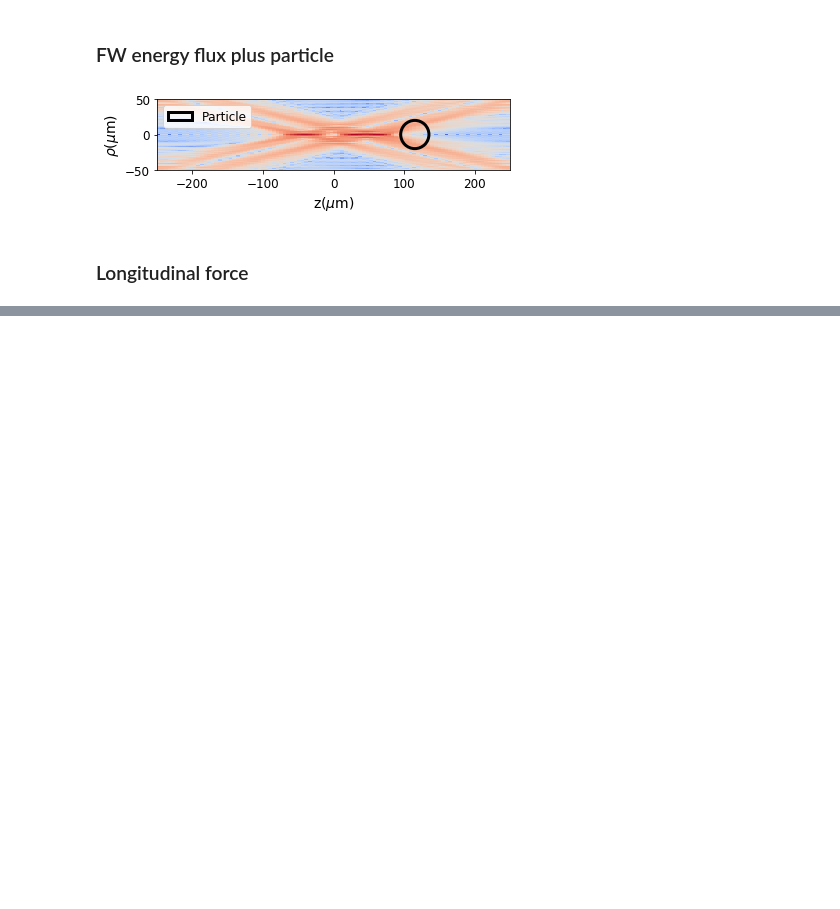
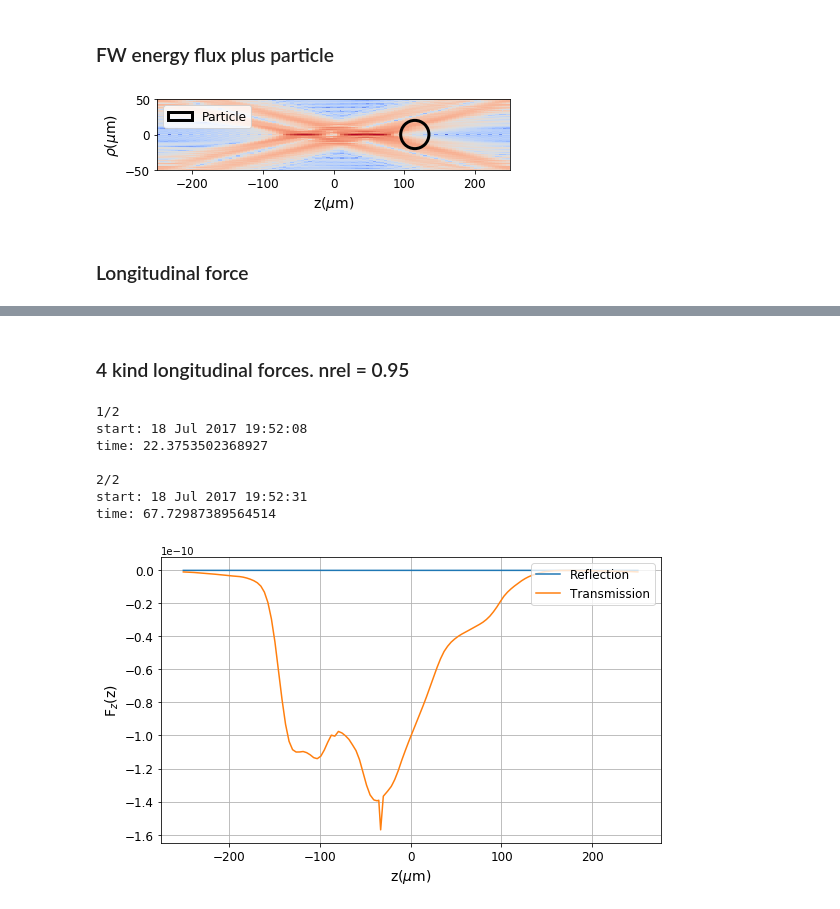
Before and after one commit to arantespp/opticalforces, a Jupyter notebook: examples/imoc2017-vec-frozen-wave/lip-sin-const-fw.ipynb, the cells around one changed output, grey strips where cells are left out. Saved outputs shown, nothing was run; the diff lists cells and outputs as text; code cells hidden in the pictures; blank space fills up the shorter version.

```diff
--- a/examples/imoc2017-vec-frozen-wave/lip-sin-const-fw.ipynb
+++ b/examples/imoc2017-vec-frozen-wave/lip-sin-const-fw.ipynb
@@ -196,0 +245,52 @@ plt.show()
+# %% [markdown]
+### 4 kind longitudinal forces. nrel = 0.95
+# %%
+ptc = SphericalParticle()
+ptc.radius = 20e-6
+ptc.medium_refractive_index = 1.33
+
+beam_pos = (0, 0, 0)
+
+paramx = {'param': 'beam_pos_z',
+          'start': -250e-6,
+          'stop': 250e-6,
+          'num': 2,}
+
+fig_num += 1
+plt.figure(fig_num, figsize=(5*1.618, 5))
+
+ptc.refractive_index = 0.95*1.33
+
+#X3, F3 = ptc.geo_opt_force(vfw2, beam_pos, force_dir='fz', paramx=paramx)
+#plt.plot([x*1e6 for x in X3], [10*f for f in F3], label='Total')
+
+#X3I, F3I = ptc.geo_opt_force(vfw2, beam_pos, force_dir='fz', force_type='incident', paramx=paramx)
+#plt.plot([x*1e6 for x in X3I], [1*f for f in F3I], label='Incident')
+
+X3R, F3R = ptc.geo_opt_force(vfw2, beam_pos, force_dir='fz', force_type='reflection', paramx=paramx)
+plt.plot([x*1e6 for x in X3R], [1*f for f in F3R], label='Reflection')
+
+X3T, F3T = ptc.geo_opt_force(vfw2, beam_pos, force_dir='fz', force_type='transmission', paramx=paramx)
+plt.plot([x*1e6 for x in X3T], [1*f for f in F3T], label='Transmission')
+
+#plt.xlim([-L*1e6/2, L*1e6/2])
+
+plt.legend(fontsize=12, loc=1)
+plt.tick_params(axis='x', labelsize=12)
+plt.tick_params(axis='y', labelsize=12)
+plt.xlabel(r'z($\mu$m)', fontsize=14)
+plt.ylabel(r'F$_z$(z)', fontsize=14)
+plt.grid()
+plt.tight_layout()
+plt.savefig('LIP-sin-const-longit-4kind-forces-nrel=0o95.png')
+
+plt.show()
+# %% [output]
+1/2
+start: 18 Jul 2017 19:52:08
+time: 22.3753502368927
+
+2/2
+start: 18 Jul 2017 19:52:31
+time: 67.72987389564514
+[figure, added]
```
Also changed, not shown: parts of 4 cells of this notebook, 8 other files.
